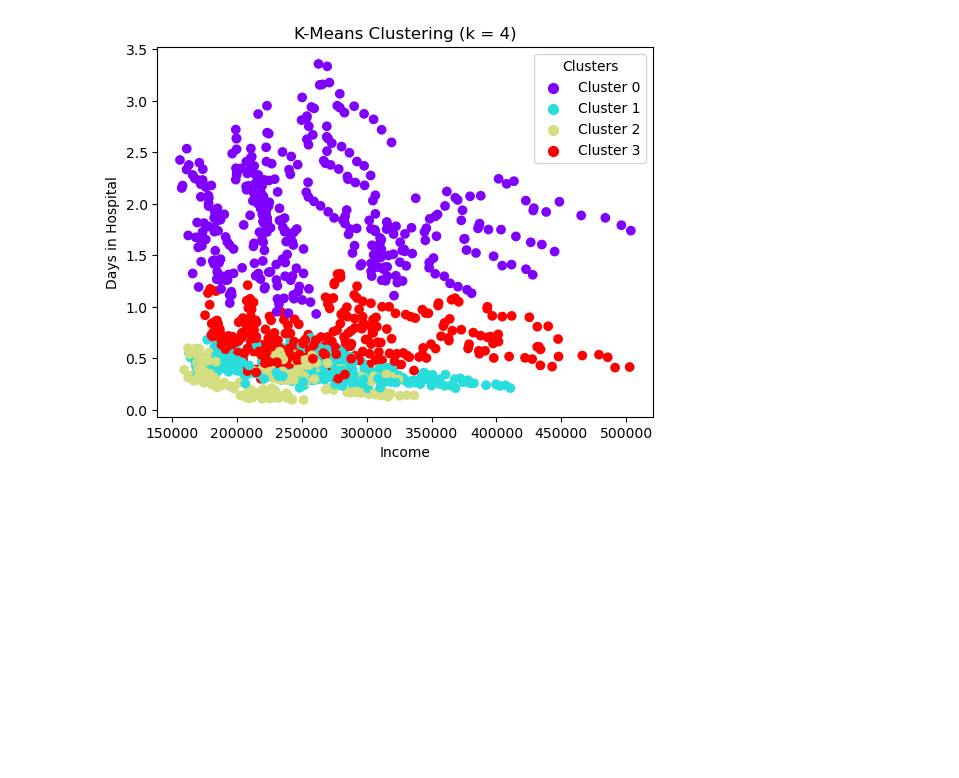
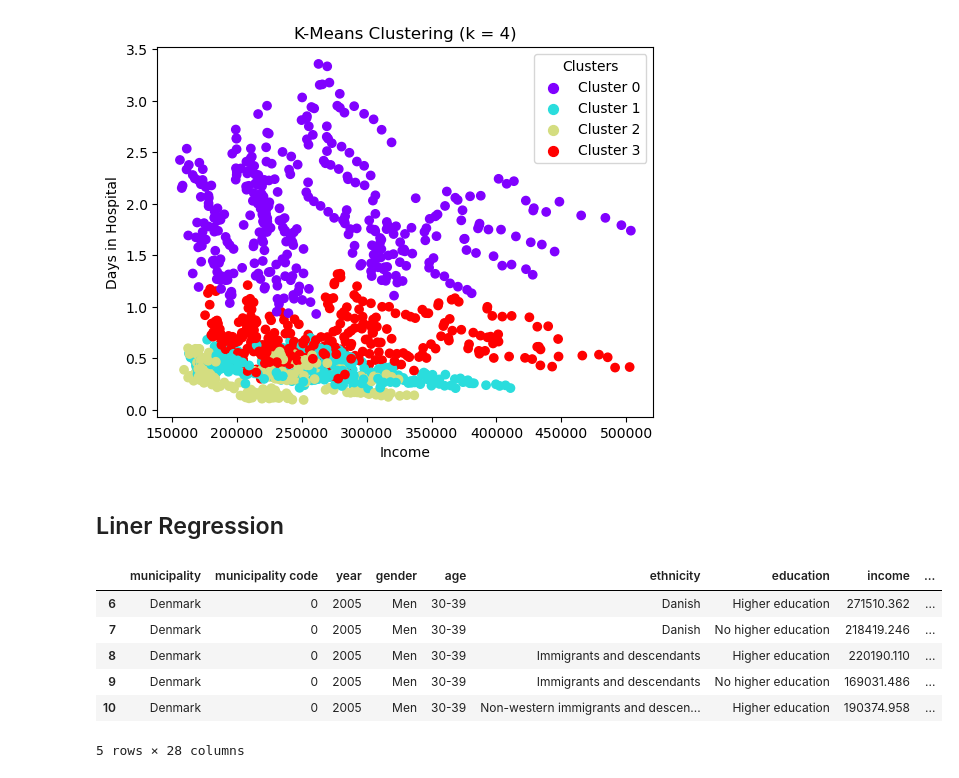
Before and after one commit to vivivaradi/socialdata2023, a Jupyter notebook: assignments/cph_vs_dk.ipynb, the cells around one changed output. Cells and saved outputs as stored; diff of their text form; code cells hidden in the pictures; blank space fills up the shorter version.

Commit message:
Linear Regression

```diff
--- a/assignments/cph_vs_dk.ipynb
+++ b/assignments/cph_vs_dk.ipynb
@@ -1268,3 +1148,18 @@ plt.legend(handles=legend_elements, title="Clusters")
 plt.show()
 # %% [output]
 [figure]
+# %% [markdown]
+## Liner Regression
+# %%
+# Drop rows with missing values
+df_reg = df.dropna()
+df_reg.head()
+# df_reg.shape
+# %% [output]
+|  | municipality | municipality code | year | gender | age | ethnicity | education | income | ... |
+| 6 | Denmark | 0 | 2005 | Men | 30-39 | Danish | Higher education | 271510.362 | ... |
+| 7 | Denmark | 0 | 2005 | Men | 30-39 | Danish | No higher education | 218419.246 | ... |
+| 8 | Denmark | 0 | 2005 | Men | 30-39 | Immigrants and descendants | Higher education | 220190.110 | ... |
+| 9 | Denmark | 0 | 2005 | Men | 30-39 | Immigrants and descendants | No higher education | 169031.486 | ... |
+| 10 | Denmark | 0 | 2005 | Men | 30-39 | Non-western immigrants and descen... | Higher education | 190374.958 | ... |
+5 rows × 28 columns
```
Also changed, not shown: parts of 15 cells of this notebook.
